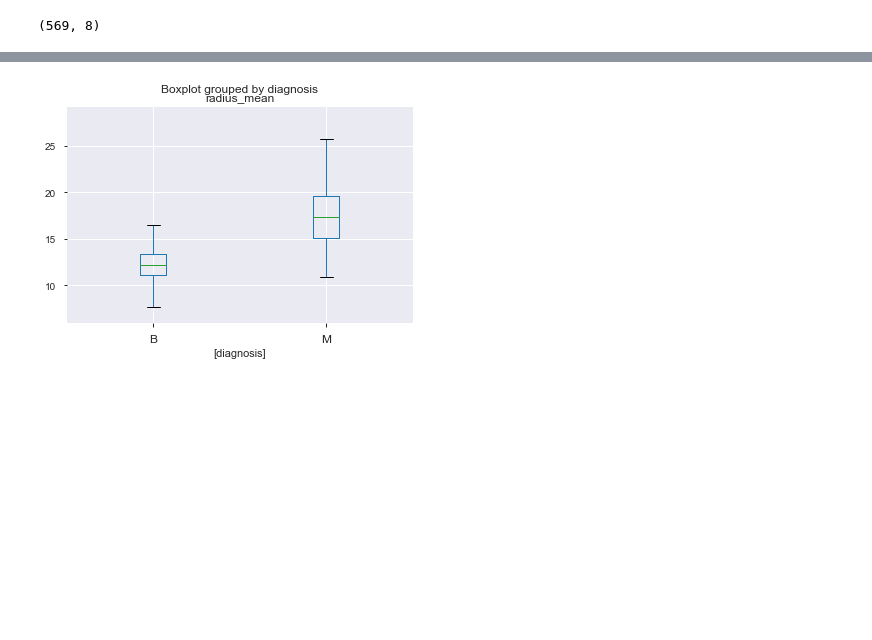
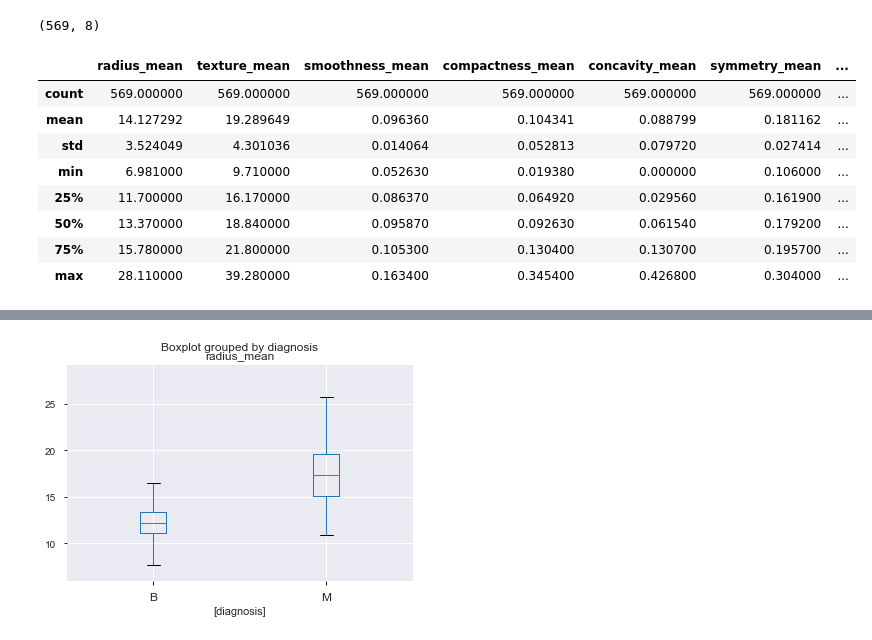
Before and after one commit to debajyoti-iitm/BreastCancerClassifier, a Jupyter notebook: code/BreastCancer_MLProject.ipynb, the cells around one changed output, grey strips where cells are left out. Cells and saved outputs as stored; diff of their text form; code cells hidden in the pictures; blank space fills up the shorter version.

```diff
--- a/code/BreastCancer_MLProject.ipynb
+++ b/code/BreastCancer_MLProject.ipynb
@@ -61,3 +61,15 @@ data = data[['diagnosis', 'radius_mean', 'texture_mean', 'smoothness_mean', 'com
 data.shape
 # %% [output]
 (569, 8)
+# %%
+data.describe()
+# %% [output]
+|  | radius_mean | texture_mean | smoothness_mean | compactness_mean | concavity_mean | symmetry_mean | ... |
+| count | 569.000000 | 569.000000 | 569.000000 | 569.000000 | 569.000000 | 569.000000 | ... |
+| mean | 14.127292 | 19.289649 | 0.096360 | 0.104341 | 0.088799 | 0.181162 | ... |
+| std | 3.524049 | 4.301036 | 0.014064 | 0.052813 | 0.079720 | 0.027414 | ... |
+| min | 6.981000 | 9.710000 | 0.052630 | 0.019380 | 0.000000 | 0.106000 | ... |
+| 25% | 11.700000 | 16.170000 | 0.086370 | 0.064920 | 0.029560 | 0.161900 | ... |
+| 50% | 13.370000 | 18.840000 | 0.095870 | 0.092630 | 0.061540 | 0.179200 | ... |
+| 75% | 15.780000 | 21.800000 | 0.105300 | 0.130400 | 0.130700 | 0.195700 | ... |
+| max | 28.110000 | 39.280000 | 0.163400 | 0.345400 | 0.426800 | 0.304000 | ... |
```
Also changed, not shown: parts of 4 cells of this notebook.
